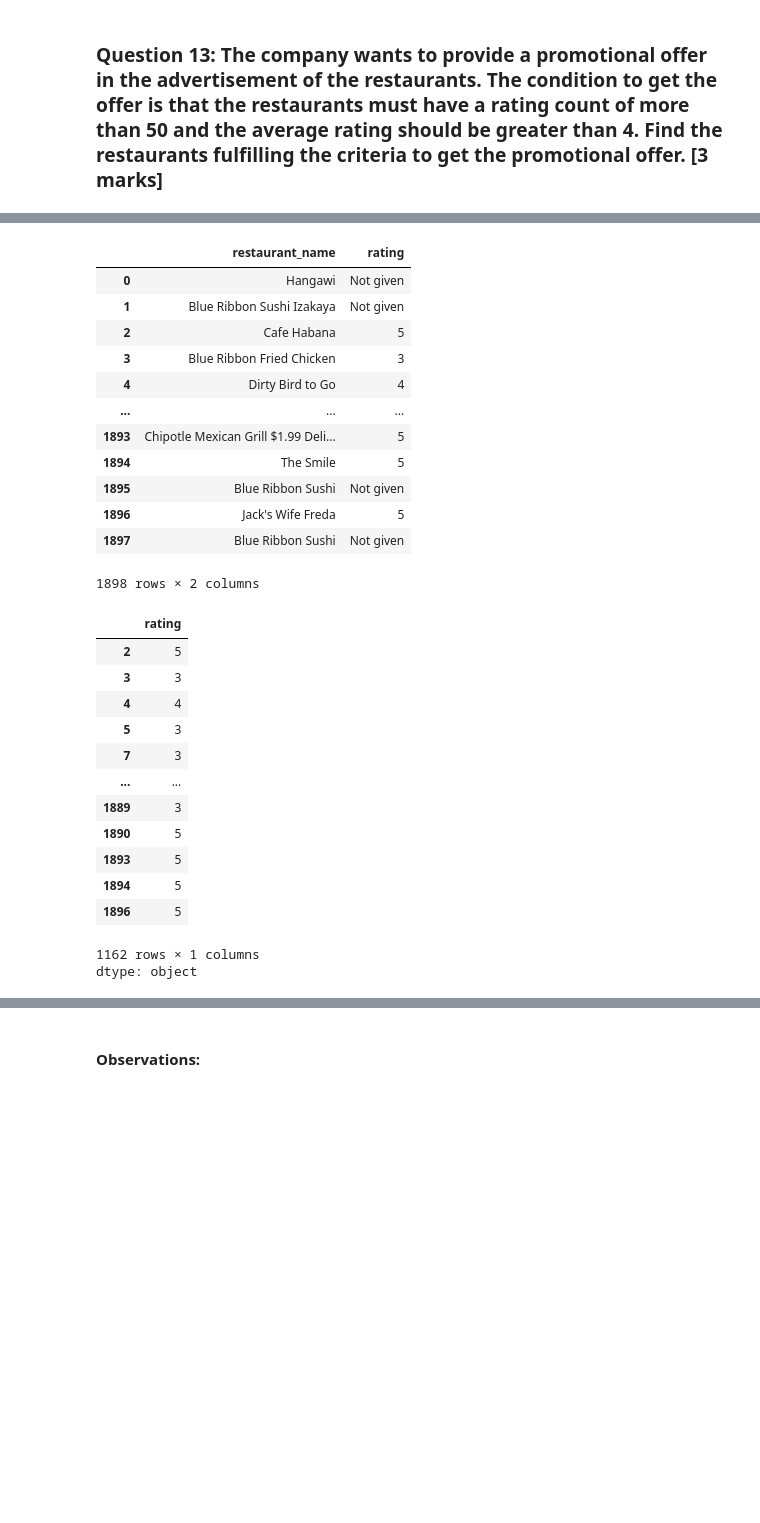
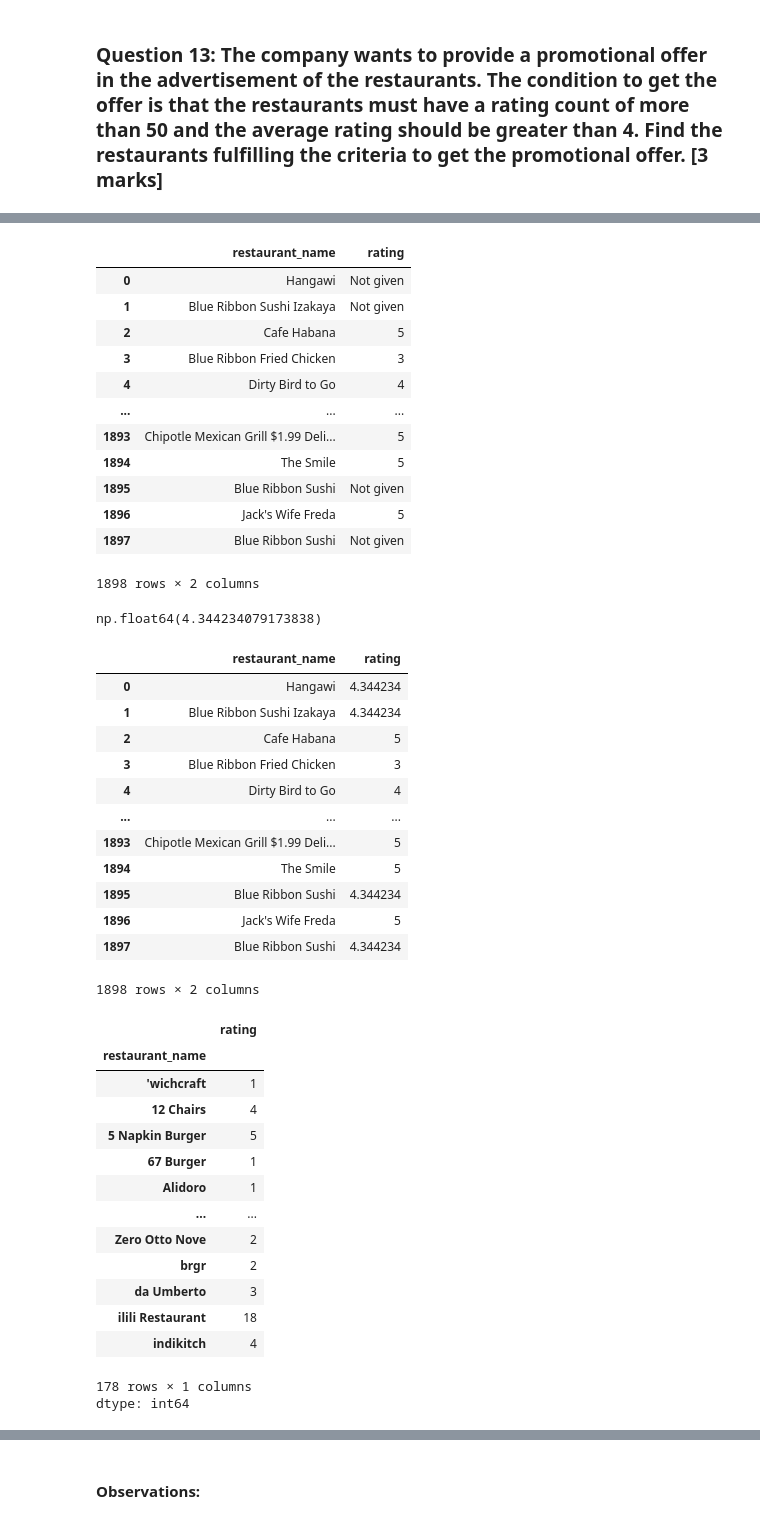
Before and after one commit to SudipKundu2023/Greatlearning, a Jupyter notebook: FoodHubUsecase/PYF_Project_Learner_Notebook_Full_Code.ipynb, the cells around one changed output, grey strips where cells are left out. Saved outputs shown, nothing was run; the diff lists cells and outputs as text; code cells hidden in the pictures; blank space fills up the shorter version.

```diff
--- a/FoodHubUsecase/PYF_Project_Learner_Notebook_Full_Code.ipynb
+++ b/FoodHubUsecase/PYF_Project_Learner_Notebook_Full_Code.ipynb
@@ -498,47 +501,69 @@ Restaurants fulfilling the criteria for the promotional offer:
 # %%
 # Write the code here
 
 df_from_original = df_original.copy()
 
 # extract 2 columns
-df_n1 = df_from_original[['restaurant_name','rating']]
+df_n1 = df_from_original[['restaurant_name','rating']].copy()
 display(df_n1)
 
 # replace 'Not Given' with the mean of given values for rating
 
-df2 = df_n1[df_n1['rating']!='Not given']['rating']
-display(df2)
-mean_val = df2['rating'].mean()
+mean_val = df_n1[df_n1['rating']!='Not given']['rating'].astype(float).mean()
 display(mean_val)
+df_n1.loc[df_n1['rating'] == 'Not given', 'rating'] = mean_val
+display(df_n1)
+
+# rating count > 50
+
+df_gt = df_n1.groupby('restaurant_name')['rating'].count()
+display(df_gt)
+df_gt = df_gt[df_gt>50].sort_values(ascending=False)
+display(df_gt)
 
 
 #mean_val = [df_n1['rating']!='Not given']['rating'].mean()
 #display(mean_val)
 # %% [output]
 |  | restaurant_name | rating |
 | 0 | Hangawi | Not given |
 | 1 | Blue Ribbon Sushi Izakaya | Not given |
 | 2 | Cafe Habana | 5 |
 | 3 | Blue Ribbon Fried Chicken | 3 |
 | 4 | Dirty Bird to Go | 4 |
 | ... | ... | ... |
 | 1893 | Chipotle Mexican Grill $1.99 Deli... | 5 |
 | 1894 | The Smile | 5 |
 | 1895 | Blue Ribbon Sushi | Not given |
 | 1896 | Jack's Wife Freda | 5 |
 | 1897 | Blue Ribbon Sushi | Not given |
 1898 rows × 2 columns
+np.float64(4.344234079173838)
-|  | rating |
-| 2 | 5 |
-| 3 | 3 |
-| 4 | 4 |
-| 5 | 3 |
-| 7 | 3 |
-| ... | ... |
-| 1889 | 3 |
-| 1890 | 5 |
-| 1893 | 5 |
-| 1894 | 5 |
-| 1896 | 5 |
+|  | restaurant_name | rating |
+| 0 | Hangawi | 4.344234 |
+| 1 | Blue Ribbon Sushi Izakaya | 4.344234 |
+| 2 | Cafe Habana | 5 |
+| 3 | Blue Ribbon Fried Chicken | 3 |
+| 4 | Dirty Bird to Go | 4 |
+| ... | ... | ... |
+| 1893 | Chipotle Mexican Grill $1.99 Deli... | 5 |
+| 1894 | The Smile | 5 |
+| 1895 | Blue Ribbon Sushi | 4.344234 |
+| 1896 | Jack's Wife Freda | 5 |
+| 1897 | Blue Ribbon Sushi | 4.344234 |
-1162 rows × 1 columns
-dtype: object
+1898 rows × 2 columns
+|  | rating |
+| restaurant_name |  |
+| 'wichcraft | 1 |
+| 12 Chairs | 4 |
+| 5 Napkin Burger | 5 |
+| 67 Burger | 1 |
+| Alidoro | 1 |
+| ... | ... |
+| Zero Otto Nove | 2 |
+| brgr | 2 |
+| da Umberto | 3 |
+| ilili Restaurant | 18 |
+| indikitch | 4 |
+178 rows × 1 columns
+dtype: int64
```
Also changed, not shown: parts of 4 cells of this notebook.
